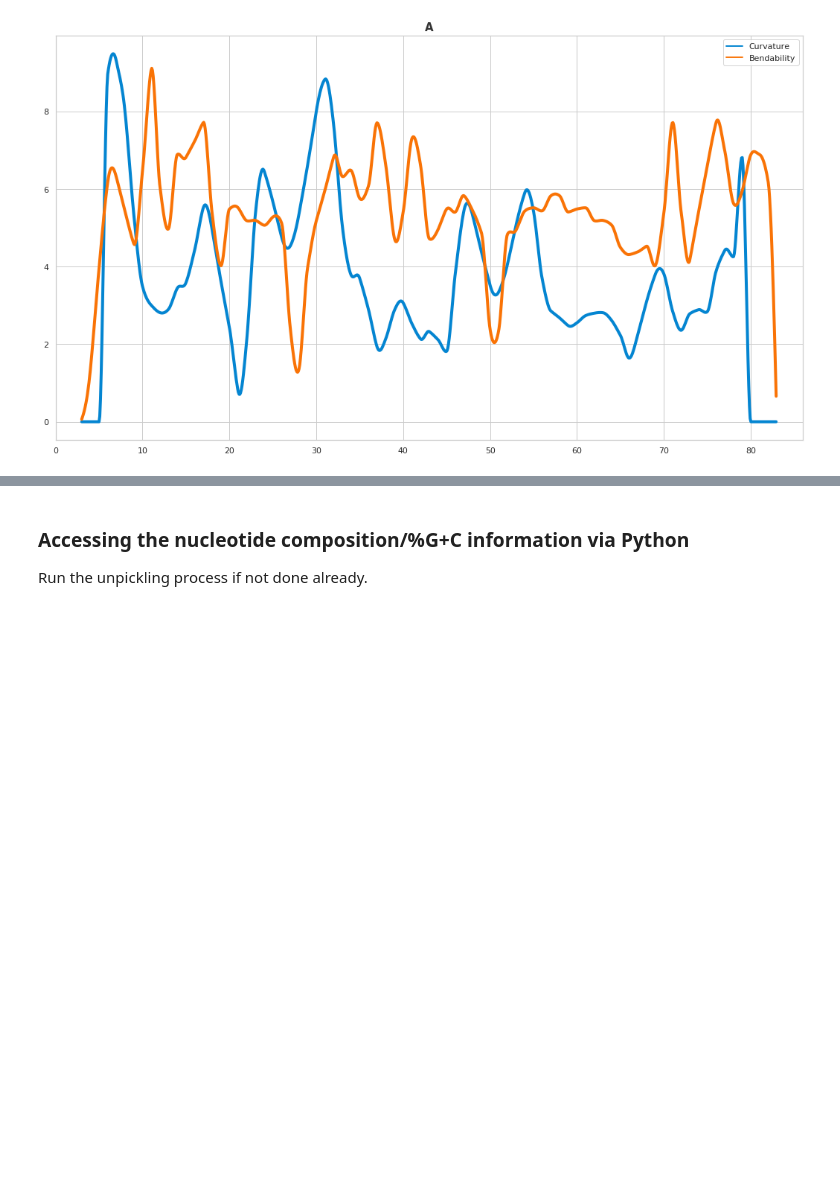
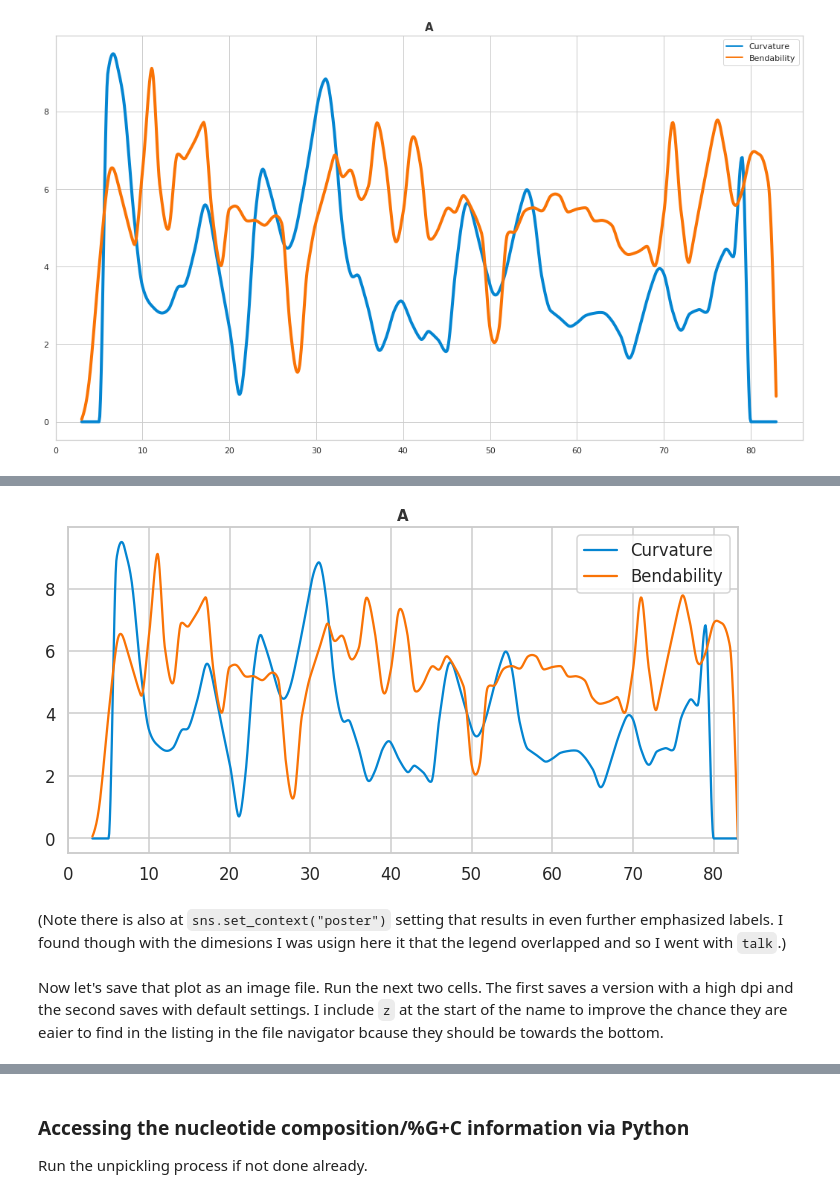
Before and after one commit to fomightez/bendit-binder, a Jupyter notebook: Accessing_and_reviewing_the_bendit_results.ipynb, the cells around one changed output, grey strips where cells are left out. Drawn from its saved outputs; the diff is of its cells as text; code cells hidden in the pictures; blank space fills up the shorter version.

```diff
--- a/Accessing_and_reviewing_the_bendit_results.ipynb
+++ b/Accessing_and_reviewing_the_bendit_results.ipynb
@@ -367,2 +381,57 @@ However, then you would probably also want to scale the tick labels, the title,
+# %%
+import pandas as pd
+df = pd.read_pickle('demo_A.pkl')
+sample_name = "A"
+import seaborn as sns
+sns.set()
+sns.set_context("talk")
+sns.set_style("whitegrid")
+import matplotlib.pyplot as plt
+fig, ax1 = plt.subplots(figsize=(12,6))
+import numpy as np
+from scipy.interpolate import Akima1DInterpolator
+akima1 = Akima1DInterpolator(df.Position, df.Predicted_curvature)
+akima2 = Akima1DInterpolator(df.Position, df.Bendability)
+x_4smooth = np.linspace(
+    min(df.Position), max(df.Position), 1000)
+sns.lineplot(x=x_4smooth,
+    y=akima1(x_4smooth),
+    label="Curvature",
+    #linewidth=1.9,  # turn these off so scales with content settings
+    color="xkcd:cerulean",
+    ax=ax1)
+sns.lineplot(x=x_4smooth,
+     y=akima2(x_4smooth),
+     label="Bendability",
+     #linewidth=1.9, # turn these off so scales with content settings
+     color="xkcd:orange",
+     ax=ax1)
+plt.legend()
+plt.ylabel("");
+right_side_buffer = 0
+plt.xlim(0, max(df.Position))
+show_date_with_slashes_in_plot_title = True
+if show_date_with_slashes_in_plot_title and (
+    sample_name.count("_") == 2) and (
+    sample_name.split("_")[1].split("_")[0].count("-") == 2) and (
+    sample_name.split("_",2)[2].count("+") == 2) and (
+    sample_name.endswith("+")):
+    title_text = sample_name.split(
+        "_")[0]+"|" + sample_name.split("_")[1].replace(
+        "-","/") +"|" + sample_name.split("_",2)[2]
+    if title_text.endswith("+") and "+" in title_text[:-1]:
+        title_text = title_text[:-1] + ")"
+        title_text = title_text.replace("+","(")
+else:
+    title_text = sample_name
+plt.title(f"{title_text}",color="#333333",fontsize = 15,
+    fontweight='bold')
+plt.show()
+# %% [output]
+[figure, added]
+# %% [markdown]
+(Note there is also at `sns.set_context("poster")` setting that results in even further emphasized labels. I found though with the dimesions I was usign here it that the legend overlapped and so I went with `talk`.)
+# %% [markdown]
+Now let's save that plot as an image file. Run the next two cells. The first saves a version with a high dpi and the second saves with default settings. I include `z` at the start of the name to improve the chance they are eaier to find in the listing in the file navigator bcause they should be towards the bottom.
 # %%
 fig.savefig('zhigh_dpi.png', dpi=600)
```
Also changed, not shown: parts of 8 cells of this notebook, 1 other file.
